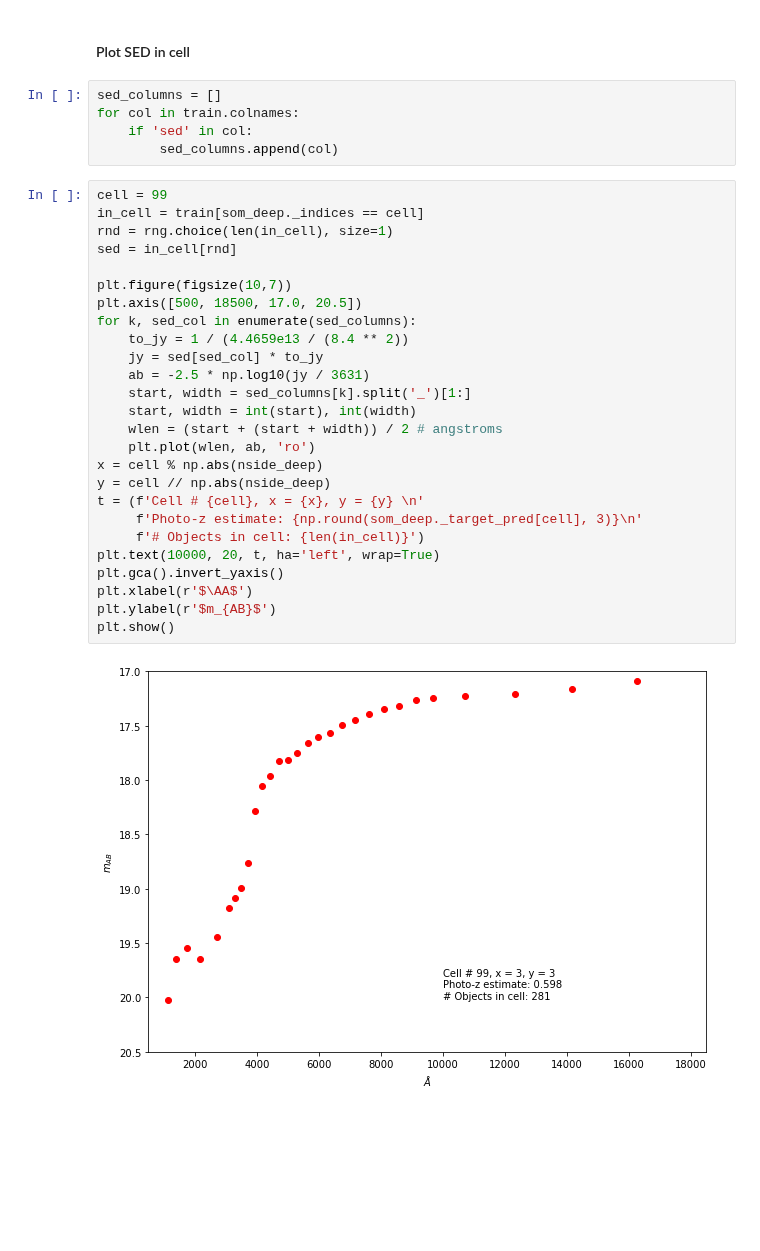
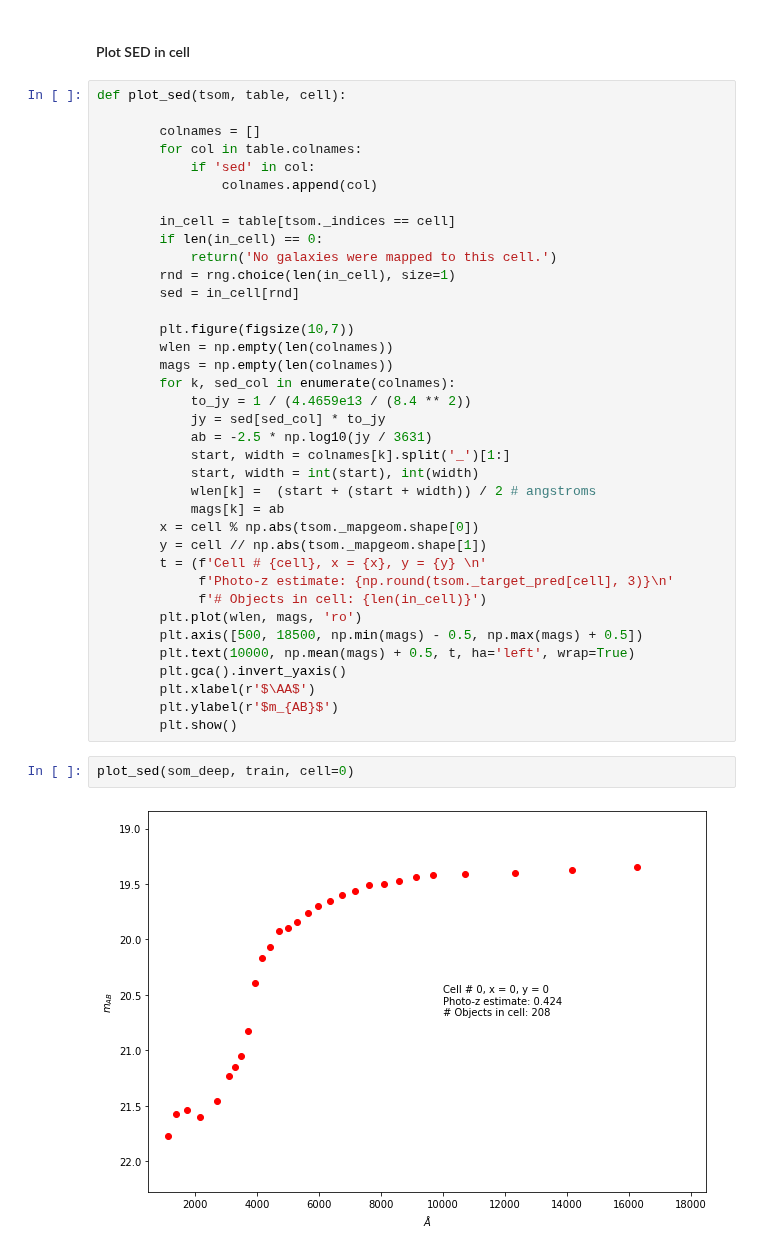
Before and after one commit to LSSTDESC/pz_bayes, a Jupyter notebook: notebooks/reproduce_SB2.ipynb, the cells around one changed output. Cells and saved outputs as stored; diff of their text form; blank space fills up the shorter version.

Commit message:
New function to plot SEDs in som.py

```diff
--- a/notebooks/reproduce_SB2.ipynb
+++ b/notebooks/reproduce_SB2.ipynb
@@ -442,36 +442,44 @@ som_wide.plot_counts_per_cell()
 [figure]
 # %% [markdown]
 #### Plot SED in cell
-# %%
-sed_columns = []
-for col in train.colnames:
-    if 'sed' in col:
-        sed_columns.append(col)
 # %%
-cell = 99
-in_cell = train[som_deep._indices == cell]
-rnd = rng.choice(len(in_cell), size=1)
-sed = in_cell[rnd]
+def plot_sed(tsom, table, cell):
 
-plt.figure(figsize(10,7))
-plt.axis([500, 18500, 17.0, 20.5])
-for k, sed_col in enumerate(sed_columns):
-    to_jy = 1 / (4.4659e13 / (8.4 ** 2))
-    jy = sed[sed_col] * to_jy
-    ab = -2.5 * np.log10(jy / 3631)
-    start, width = sed_columns[k].split('_')[1:]
-    start, width = int(start), int(width)
-    wlen = (start + (start + width)) / 2 # angstroms
-    plt.plot(wlen, ab, 'ro')
-x = cell % np.abs(nside_deep)
-y = cell // np.abs(nside_deep)
-t = (f'Cell # {cell}, x = {x}, y = {y} \n'
-     f'Photo-z estimate: {np.round(som_deep._target_pred[cell], 3)}\n'
-     f'# Objects in cell: {len(in_cell)}')
-plt.text(10000, 20, t, ha='left', wrap=True)
-plt.gca().invert_yaxis()
-plt.xlabel(r'$\AA$')
-plt.ylabel(r'$m_{AB}$')
-plt.show()
+        colnames = []
+        for col in table.colnames:
+            if 'sed' in col:
+                colnames.append(col)
+
+        in_cell = table[tsom._indices == cell]
+        if len(in_cell) == 0:
+            return('No galaxies were mapped to this cell.')
+        rnd = rng.choice(len(in_cell), size=1)
+        sed = in_cell[rnd]
+
+        plt.figure(figsize(10,7))
+        wlen = np.empty(len(colnames))
+        mags = np.empty(len(colnames))
+        for k, sed_col in enumerate(colnames):
+            to_jy = 1 / (4.4659e13 / (8.4 ** 2))
+            jy = sed[sed_col] * to_jy
+            ab = -2.5 * np.log10(jy / 3631)
+            start, width = colnames[k].split('_')[1:]
+            start, width = int(start), int(width)
+            wlen[k] =  (start + (start + width)) / 2 # angstroms
+            mags[k] = ab
+        x = cell % np.abs(tsom._mapgeom.shape[0])
+        y = cell // np.abs(tsom._mapgeom.shape[1])
+        t = (f'Cell # {cell}, x = {x}, y = {y} \n'
+             f'Photo-z estimate: {np.round(tsom._target_pred[cell], 3)}\n'
+             f'# Objects in cell: {len(in_cell)}')
+        plt.plot(wlen, mags, 'ro')
+        plt.axis([500, 18500, np.min(mags) - 0.5, np.max(mags) + 0.5])
+        plt.text(10000, np.mean(mags) + 0.5, t, ha='left', wrap=True)
+        plt.gca().invert_yaxis()
+        plt.xlabel(r'$\AA$')
+        plt.ylabel(r'$m_{AB}$')
+        plt.show()
-# %% [output]
-[figure, removed]
+# %%
+plot_sed(som_deep, train, cell=0)
+# %% [output]
+[figure, added]
```
Also changed, not shown: parts of 3 cells of this notebook, 1 other file.
